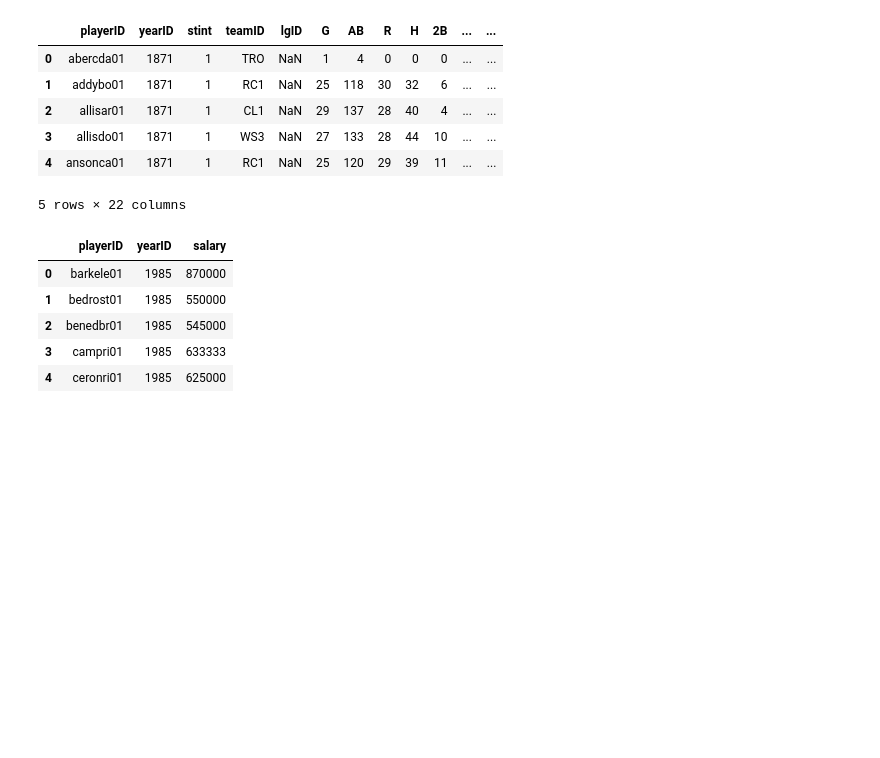
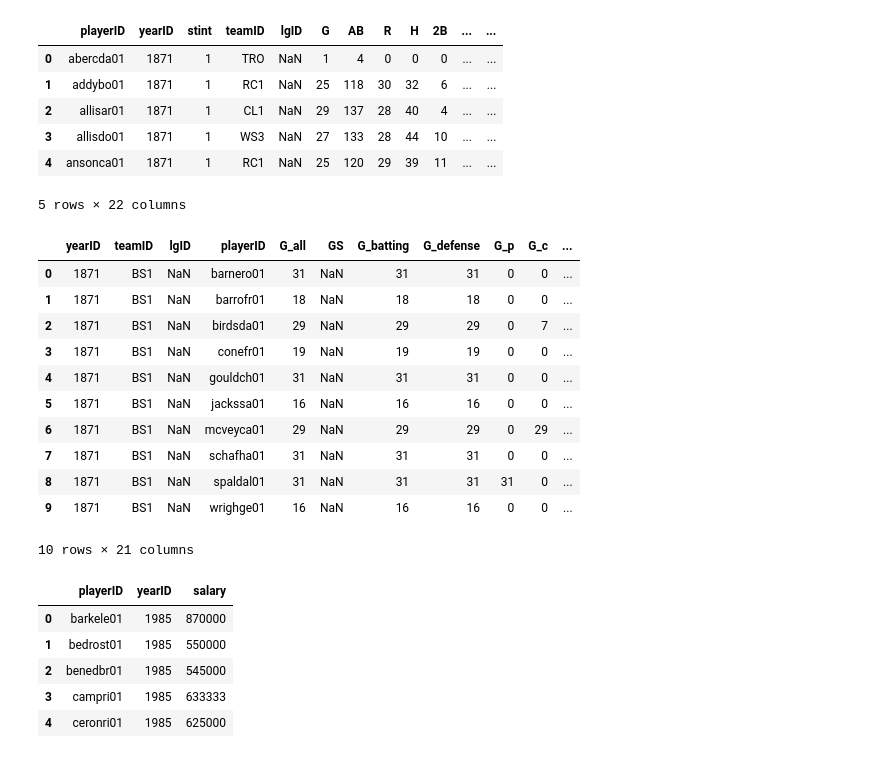
Before and after one commit to nckathleen/Moneyball, a Jupyter notebook: Moneyball.ipynb, the cells around one changed output. Cells and saved outputs as stored; diff of their text form; code cells hidden in the pictures; blank space fills up the shorter version.

```diff
--- a/Moneyball.ipynb
+++ b/Moneyball.ipynb
@@ -7,10 +7,9 @@ import matplotlib.pyplot as plt
 # %%
 m_players = pd.read_csv('data/master.csv')
 m_batting = pd.read_csv('data/batting.csv')
-m_pitching = pd.read_csv('data/pitching.csv')
 m_fielding = pd.read_csv('data/fielding.csv')
 m_salaries = pd.read_csv('data/salaries.csv')
-m_appearances = pd.read_csv('data/appearances.csv')
+m_positions = pd.read_csv('data/appearances.csv')
 # %%
 m_players.head()
 # %% [output]
@@ -40,6 +39,21 @@ m_batting.head()
 | 3 | allisdo01 | 1871 | 1 | WS3 | NaN | 27 | 133 | 28 | 44 | 10 | ... | ... |
 | 4 | ansonca01 | 1871 | 1 | RC1 | NaN | 25 | 120 | 29 | 39 | 11 | ... | ... |
 5 rows × 22 columns
+# %%
+m_positions.head(10)
+# %% [output]
+|  | yearID | teamID | lgID | playerID | G_all | GS | G_batting | G_defense | G_p | G_c | ... |
+| 0 | 1871 | BS1 | NaN | barnero01 | 31 | NaN | 31 | 31 | 0 | 0 | ... |
+| 1 | 1871 | BS1 | NaN | barrofr01 | 18 | NaN | 18 | 18 | 0 | 0 | ... |
+| 2 | 1871 | BS1 | NaN | birdsda01 | 29 | NaN | 29 | 29 | 0 | 7 | ... |
+| 3 | 1871 | BS1 | NaN | conefr01 | 19 | NaN | 19 | 19 | 0 | 0 | ... |
+| 4 | 1871 | BS1 | NaN | gouldch01 | 31 | NaN | 31 | 31 | 0 | 0 | ... |
+| 5 | 1871 | BS1 | NaN | jackssa01 | 16 | NaN | 16 | 16 | 0 | 0 | ... |
+| 6 | 1871 | BS1 | NaN | mcveyca01 | 29 | NaN | 29 | 29 | 0 | 29 | ... |
+| 7 | 1871 | BS1 | NaN | schafha01 | 31 | NaN | 31 | 31 | 0 | 0 | ... |
+| 8 | 1871 | BS1 | NaN | spaldal01 | 31 | NaN | 31 | 31 | 31 | 0 | ... |
+| 9 | 1871 | BS1 | NaN | wrighge01 | 16 | NaN | 16 | 16 | 0 | 0 | ... |
+10 rows × 21 columns
 # %%
 salaries = m_salaries[['playerID', 'yearID', 'salary']]
 salaries.head()
```
Also changed, not shown: parts of 6 cells of this notebook.
